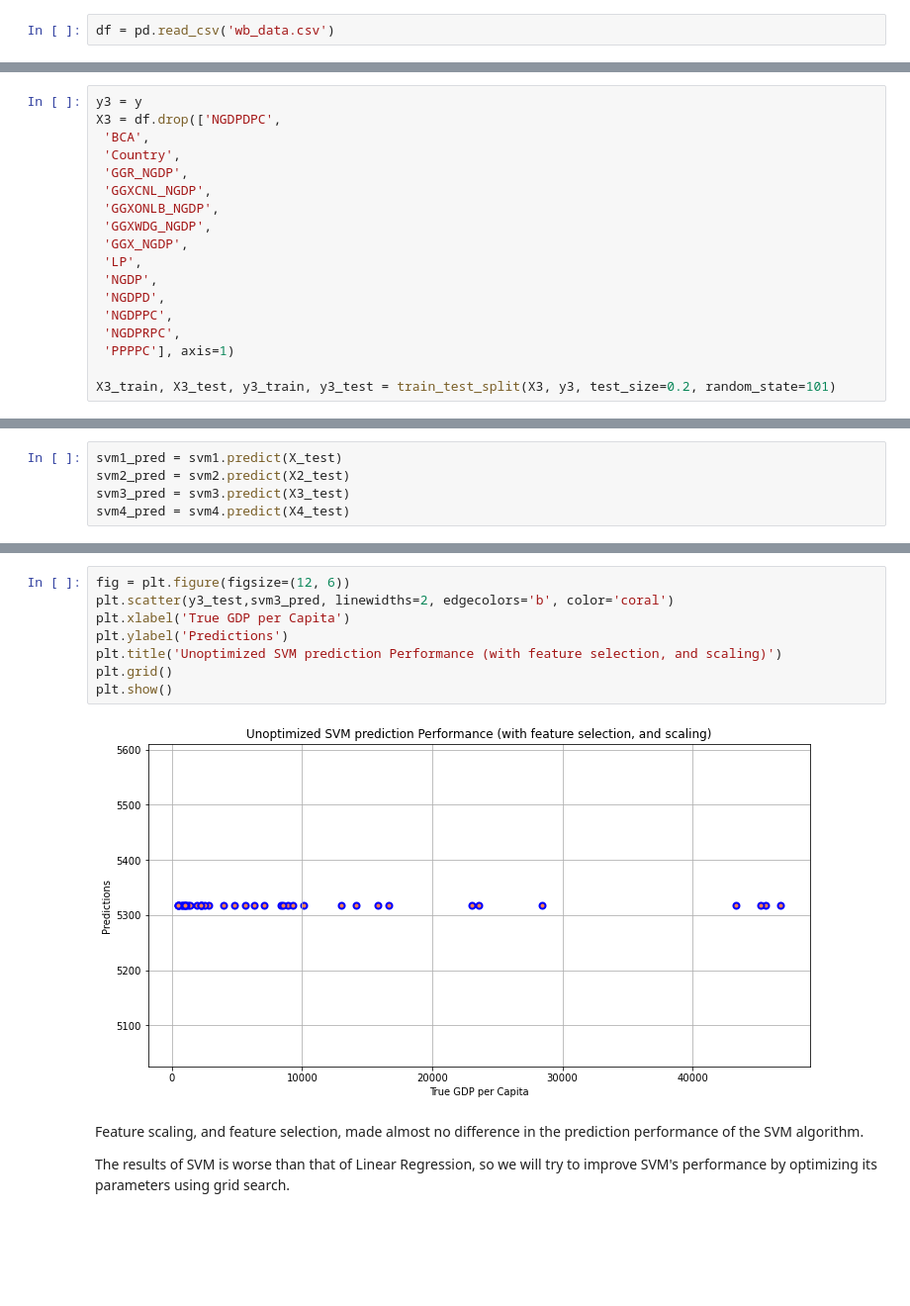
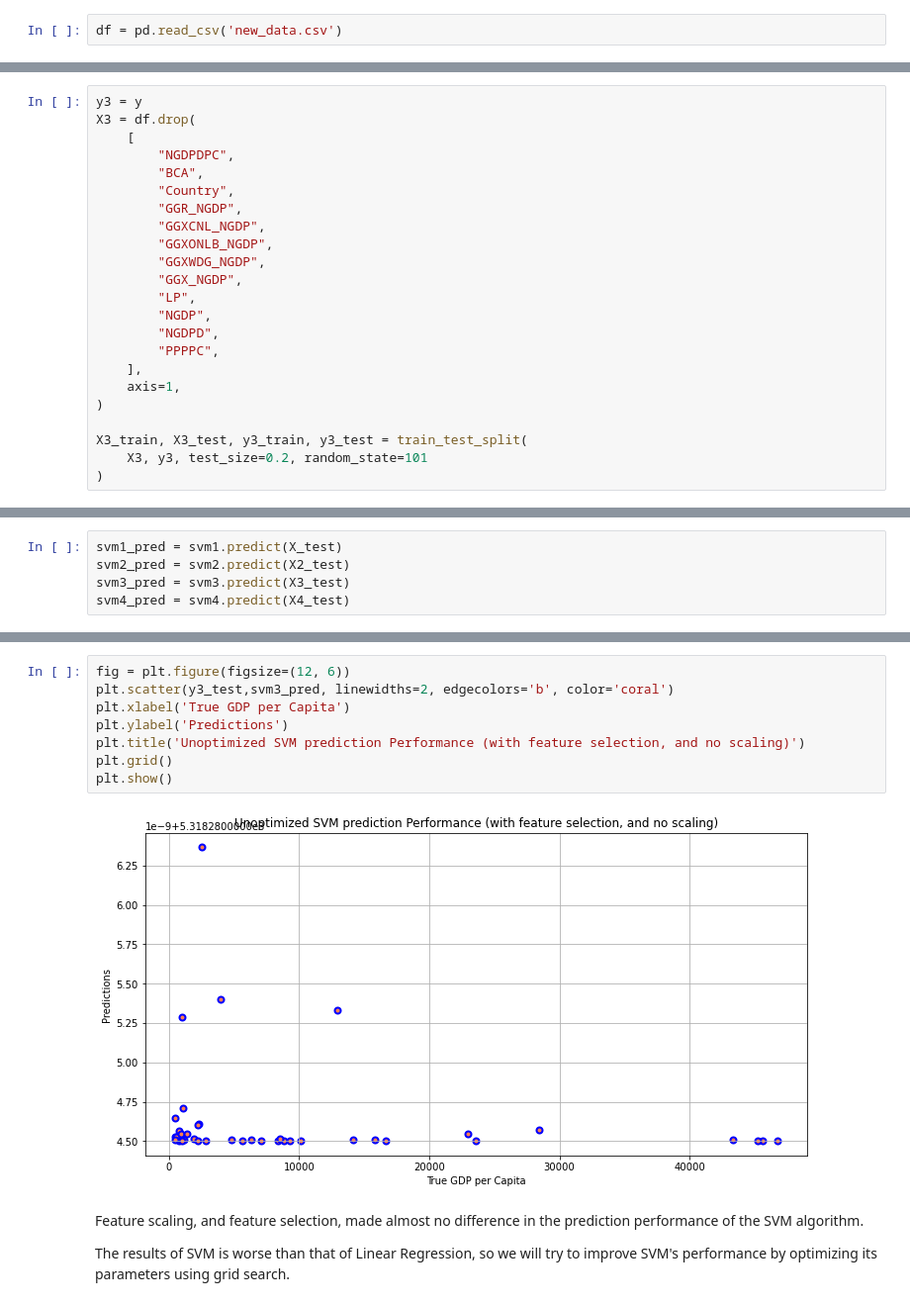
Before and after one commit to JuliusHenrikasBarauskas/GDP_per_Capita, a Jupyter notebook: 5.4-5.5 svm.ipynb, the cells around one changed output, grey strips where cells are left out. Shown at 99% size. Saved outputs shown, nothing was run; the diff lists cells and outputs as text; blank space fills up the shorter version.

```diff
--- a/5.4-5.5 svm.ipynb
+++ b/5.4-5.5 svm.ipynb
@@ -11,7 +11,7 @@ import seaborn as sns
 from sklearn.svm import SVR
 from sklearn.model_selection import GridSearchCV
 # %%
-df = pd.read_csv('wb_data.csv')
+df = pd.read_csv('new_data.csv')
 # %%
 df.head()
 # %% [output]
@@ -43,22 +45,27 @@ y2_test = y_test
 ##### Data Split 3: feature selected dataset, no scaling
 # %%
 y3 = y
-X3 = df.drop(['NGDPDPC',
- 'BCA',
- 'Country',
- 'GGR_NGDP',
- 'GGXCNL_NGDP',
- 'GGXONLB_NGDP',
- 'GGXWDG_NGDP',
- 'GGX_NGDP',
- 'LP',
- 'NGDP',
- 'NGDPD',
- 'NGDPPC',
- 'NGDPRPC',
- 'PPPPC'], axis=1)
+X3 = df.drop(
+    [
+        "NGDPDPC",
+        "BCA",
+        "Country",
+        "GGR_NGDP",
+        "GGXCNL_NGDP",
+        "GGXONLB_NGDP",
+        "GGXWDG_NGDP",
+        "GGX_NGDP",
+        "LP",
+        "NGDP",
+        "NGDPD",
+        "PPPPC",
+    ],
+    axis=1,
+)
 
-X3_train, X3_test, y3_train, y3_test = train_test_split(X3, y3, test_size=0.2, random_state=101)
+X3_train, X3_test, y3_train, y3_test = train_test_split(
+    X3, y3, test_size=0.2, random_state=101
+)
 # %% [markdown]
 ##### Data Split 4: feature selected dataset, with scaling
 # %%
@@ -134,13 +141,13 @@ R2_Score:  -0.14818454821894433
 # %%
 fig = plt.figure(figsize=(12, 6))
 plt.scatter(y3_test,svm3_pred, linewidths=2, edgecolors='b', color='coral')
 plt.xlabel('True GDP per Capita')
 plt.ylabel('Predictions')
-plt.title('Unoptimized SVM prediction Performance (with feature selection, and scaling)')
+plt.title('Unoptimized SVM prediction Performance (with feature selection, and no scaling)')
 plt.grid()
 plt.show()
 # %% [output]
-[figure, old version]
+[figure, new version]
 # %% [markdown]
 Feature scaling, and feature selection, made almost no difference in the prediction performance of the SVM algorithm.
 
```
Also changed, not shown: parts of 7 cells of this notebook, 9 other files.
